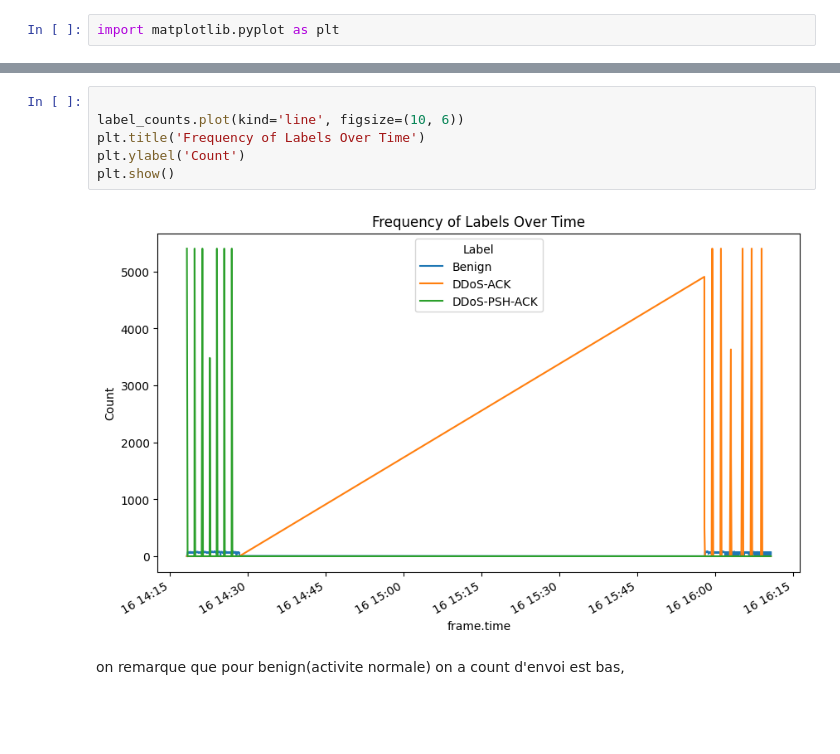
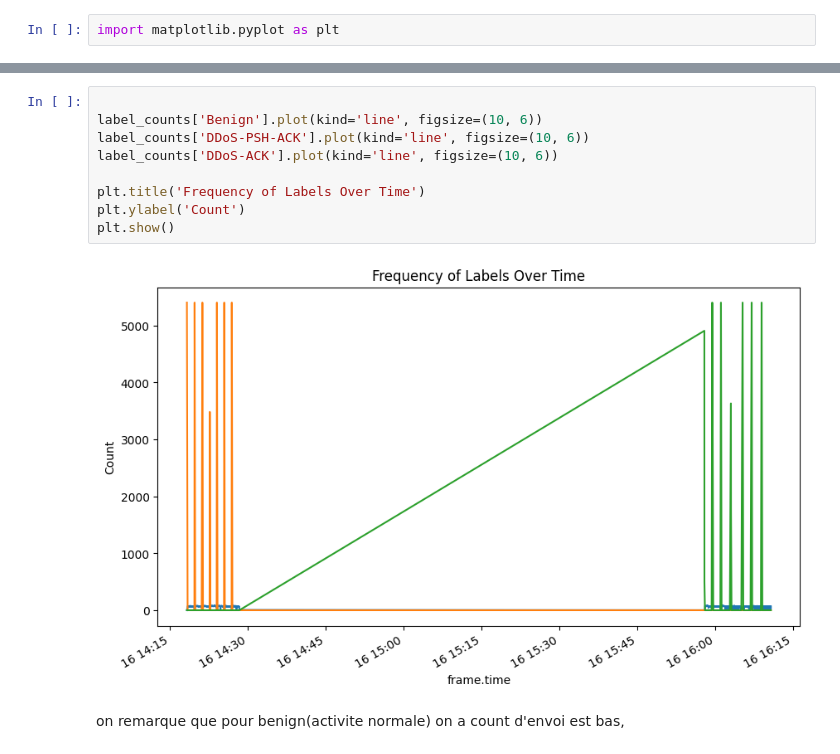
Before and after one commit to malekeechaker/CyberSecurityANNTimeSeries, a Jupyter notebook: AI_Cyber.ipynb, the cells around one changed output, grey strips where cells are left out. Saved outputs shown, nothing was run; the diff lists cells and outputs as text; blank space fills up the shorter version.

```diff
--- a/AI_Cyber.ipynb
+++ b/AI_Cyber.ipynb
@@ -227,11 +228,14 @@ label_counts
 # %%
 
-label_counts.plot(kind='line', figsize=(10, 6))
+label_counts['Benign'].plot(kind='line', figsize=(10, 6))
+label_counts['DDoS-PSH-ACK'].plot(kind='line', figsize=(10, 6))
+label_counts['DDoS-ACK'].plot(kind='line', figsize=(10, 6))
+
 plt.title('Frequency of Labels Over Time')
 plt.ylabel('Count')
 plt.show()
 # %% [output]
-[figure, old version]
+[figure, new version]
 # %% [markdown]
 on remarque que pour benign(activite normale) on a count d'envoi est bas,
 # %% [markdown]
```
Also changed, not shown: parts of 20 cells of this notebook.
